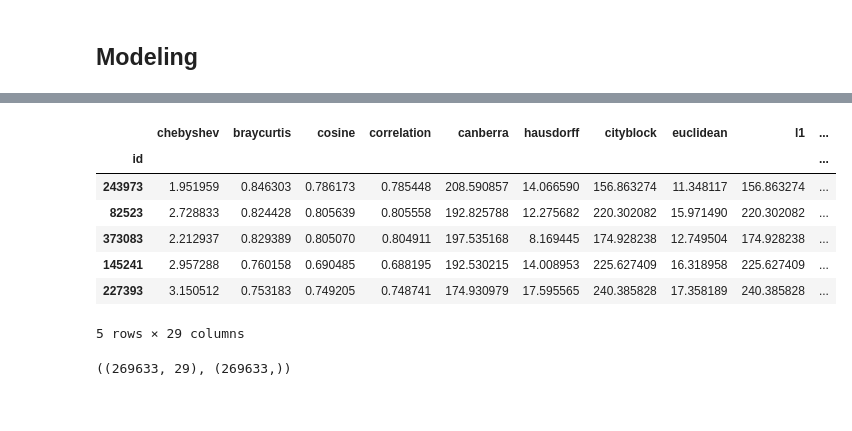
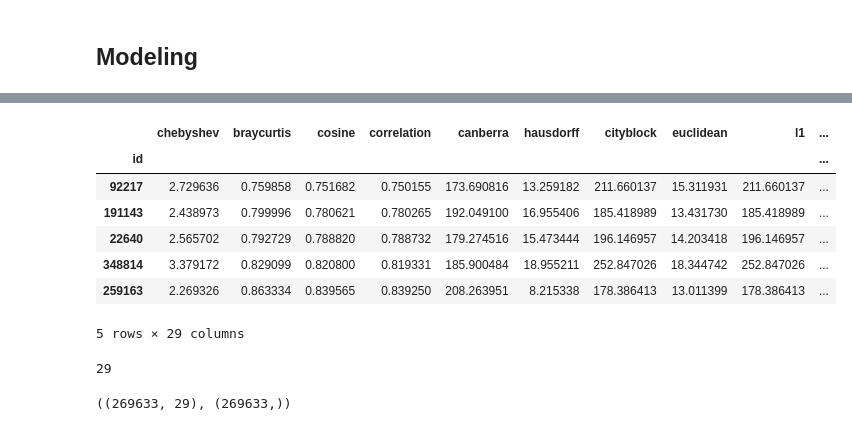
Before and after one commit to DenisOgr/ucu-2019-ml-final-project, a Jupyter notebook: notebooks/model_LR_GBM.ipynb, the cells around one changed output, grey strips where cells are left out. Cells and saved outputs as stored; diff of their text form; code cells hidden in the pictures.

```diff
--- a/notebooks/model_LR_GBM.ipynb
+++ b/notebooks/model_LR_GBM.ipynb
@@ -59,16 +66,20 @@ target_names = ['not duplicate', 'duplicate']
 
 del X_train, y_train, X_test, y_test
 # %%
-X_train_final.head()
+X_test_final.head()
 # %% [output]
 |  | chebyshev | braycurtis | cosine | correlation | canberra | hausdorff | cityblock | euclidean | l1 | ... |
 | id |  |  |  |  |  |  |  |  |  | ... |
-| 243973 | 1.951959 | 0.846303 | 0.786173 | 0.785448 | 208.590857 | 14.066590 | 156.863274 | 11.348117 | 156.863274 | ... |
-| 82523 | 2.728833 | 0.824428 | 0.805639 | 0.805558 | 192.825788 | 12.275682 | 220.302082 | 15.971490 | 220.302082 | ... |
-| 373083 | 2.212937 | 0.829389 | 0.805070 | 0.804911 | 197.535168 | 8.169445 | 174.928238 | 12.749504 | 174.928238 | ... |
-| 145241 | 2.957288 | 0.760158 | 0.690485 | 0.688195 | 192.530215 | 14.008953 | 225.627409 | 16.318958 | 225.627409 | ... |
-| 227393 | 3.150512 | 0.753183 | 0.749205 | 0.748741 | 174.930979 | 17.595565 | 240.385828 | 17.358189 | 240.385828 | ... |
+| 92217 | 2.729636 | 0.759858 | 0.751682 | 0.750155 | 173.690816 | 13.259182 | 211.660137 | 15.311931 | 211.660137 | ... |
+| 191143 | 2.438973 | 0.799996 | 0.780621 | 0.780265 | 192.049100 | 16.955406 | 185.418989 | 13.431730 | 185.418989 | ... |
+| 22640 | 2.565702 | 0.792729 | 0.788820 | 0.788732 | 179.274516 | 15.473444 | 196.146957 | 14.203418 | 196.146957 | ... |
+| 348814 | 3.379172 | 0.829099 | 0.820800 | 0.819331 | 185.900484 | 18.955211 | 252.847026 | 18.344742 | 252.847026 | ... |
+| 259163 | 2.269326 | 0.863334 | 0.839565 | 0.839250 | 208.263951 | 8.215338 | 178.386413 | 13.011399 | 178.386413 | ... |
 5 rows × 29 columns
+# %%
+len(X_train_final.columns)
+# %% [output]
+29
 # %%
 X_train_final.shape, y_train_final.shape
 # %% [output]
```
Also changed, not shown: parts of 9 cells of this notebook.
